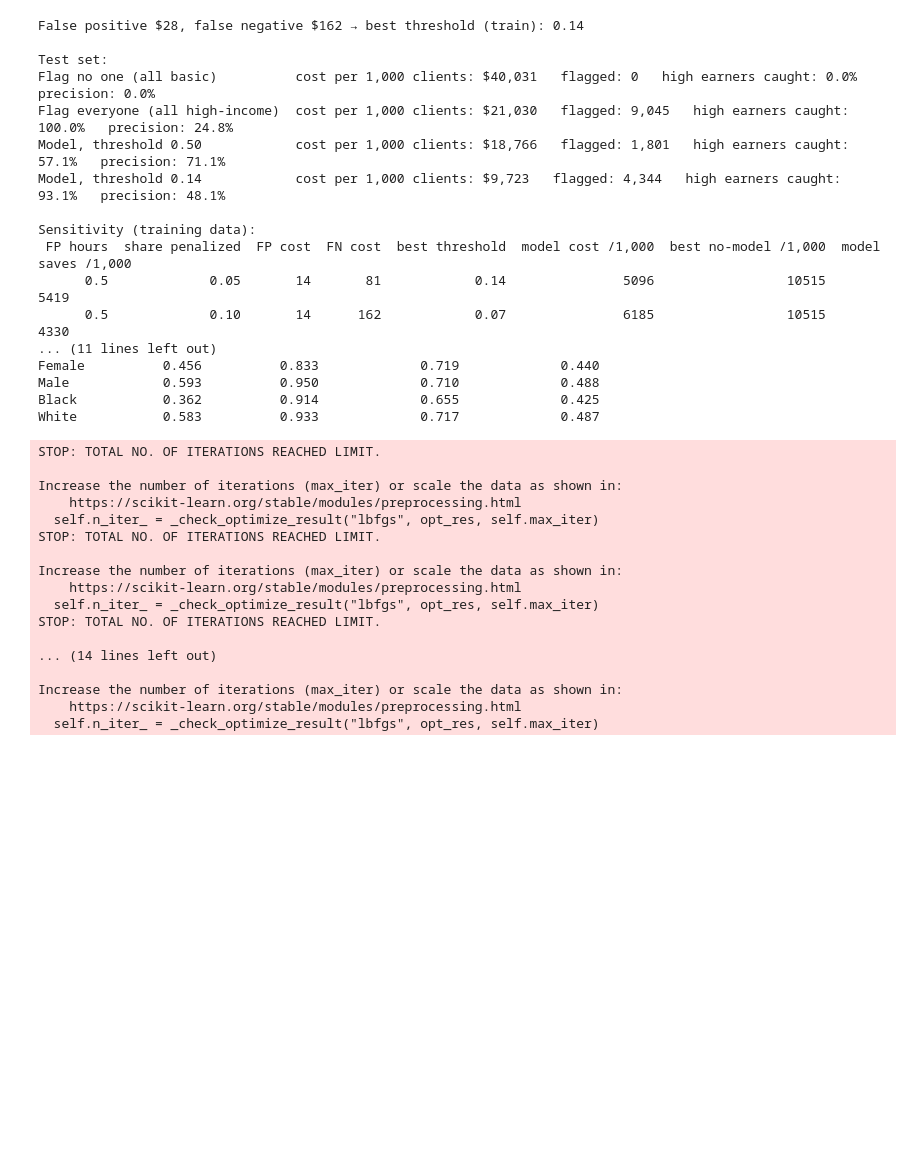
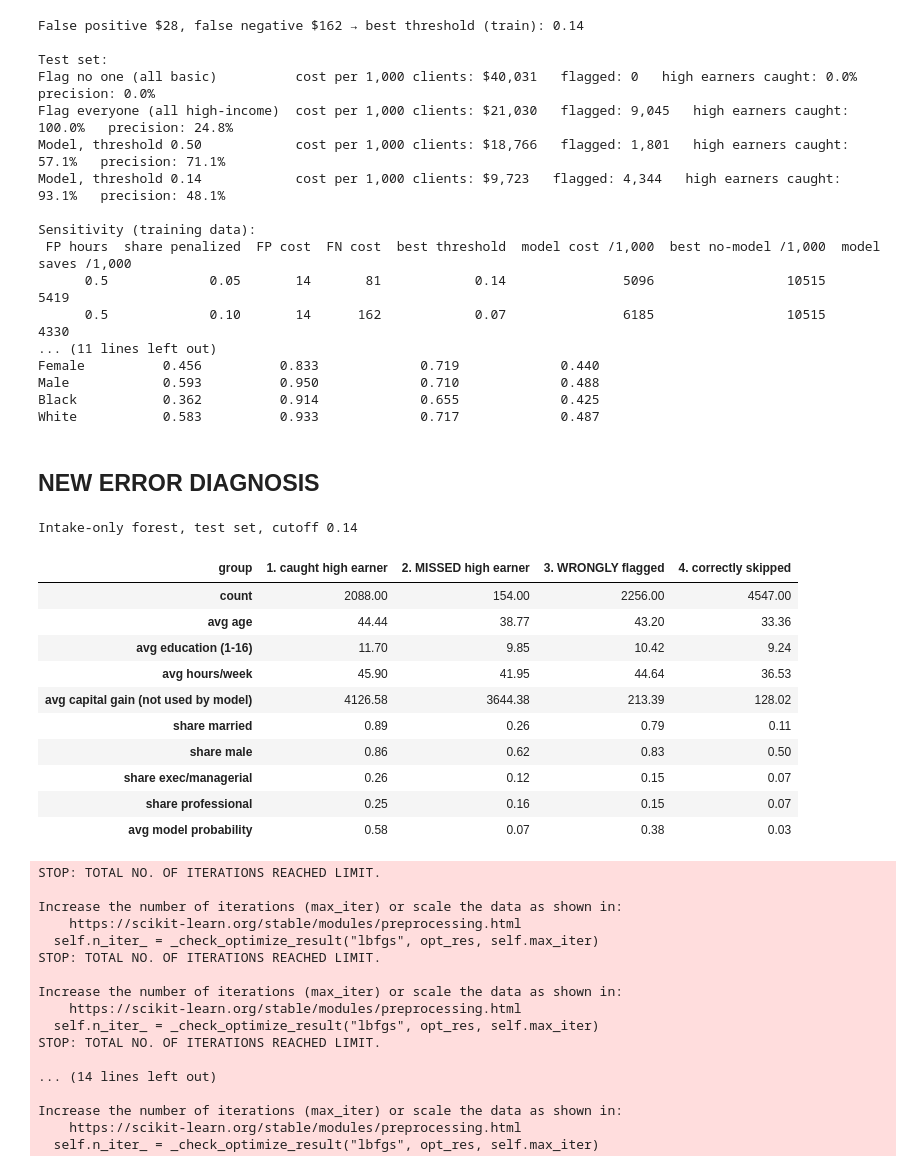
Before and after one commit to juliooo0/Team_A5, a Jupyter notebook: Predictive_Question.ipynb, the cells around one changed output. Cells and saved outputs as stored; diff of their text form; code cells hidden in the pictures; blank space fills up the shorter version.

```diff
--- a/Predictive_Question.ipynb
+++ b/Predictive_Question.ipynb
@@ -1502,6 +1504,48 @@ Female          0.456          0.833             0.719             0.440
 Male            0.593          0.950             0.710             0.488
 Black           0.362          0.914             0.655             0.425
 White           0.583          0.933             0.717             0.487
+# %% [markdown]
+## NEW ERROR DIAGNOSIS
+# %%
+# error diagnosis on the intake-only forest at the cost cutoff (best_t from the cost cell)
+err_i = X_test_intake.copy()
+err_i['capital-gain'] = dfclean.loc[X_test_intake.index, 'capital-gain'].values  # not a model input; only to describe errors
+err_i['actual'] = y_test.values
+err_i['flagged'] = (test_probs_intake >= best_t).astype(int)
+err_i['prob_>50K'] = test_probs_intake
+
+err_i['group'] = np.select(
+    [(err_i['actual'] == 1) & (err_i['flagged'] == 1),
+     (err_i['actual'] == 1) & (err_i['flagged'] == 0),
+     (err_i['actual'] == 0) & (err_i['flagged'] == 1),
+     (err_i['actual'] == 0) & (err_i['flagged'] == 0)],
+    ['1. caught high earner', '2. MISSED high earner', '3. WRONGLY flagged', '4. correctly skipped'],
+    default='other')
+
+compare_cols = {
+    'age': 'avg age', 'education-num': 'avg education (1-16)', 'hours-per-week': 'avg hours/week',
+    'capital-gain': 'avg capital gain (not used by model)',
+    'marital-status_Married-civ-spouse': 'share married', 'sex_Male': 'share male',
+    'occupation_Exec-managerial': 'share exec/managerial', 'occupation_Prof-specialty': 'share professional',
+    'prob_>50K': 'avg model probability',
+}
+summary_i = err_i.groupby('group')[list(compare_cols)].mean().rename(columns=compare_cols)
+summary_i.insert(0, 'count', err_i['group'].value_counts().sort_index())
+print(f'Intake-only forest, test set, cutoff {best_t}')
+summary_i.round(2).T
+# %% [output]
+Intake-only forest, test set, cutoff 0.14
+| group | 1. caught high earner | 2. MISSED high earner | 3. WRONGLY flagged | 4. correctly skipped |
+| count | 2088.00 | 154.00 | 2256.00 | 4547.00 |
+| avg age | 44.44 | 38.77 | 43.20 | 33.36 |
+| avg education (1-16) | 11.70 | 9.85 | 10.42 | 9.24 |
+| avg hours/week | 45.90 | 41.95 | 44.64 | 36.53 |
+| avg capital gain (not used by model) | 4126.58 | 3644.38 | 213.39 | 128.02 |
+| share married | 0.89 | 0.26 | 0.79 | 0.11 |
+| share male | 0.86 | 0.62 | 0.83 | 0.50 |
+| share exec/managerial | 0.26 | 0.12 | 0.15 | 0.07 |
+| share professional | 0.25 | 0.16 | 0.15 | 0.07 |
+| avg model probability | 0.58 | 0.07 | 0.38 | 0.03 |
 # %%
 # APPLICATION: which tuned model is most useful to the tax-prep firm? (cost-based comparison, like exam Case B2)
 # false positive (wrongly flagged): ~1 hour of preparer time on a higher-income package the client didn't need
```
Also changed, not shown: parts of 2 cells of this notebook.
